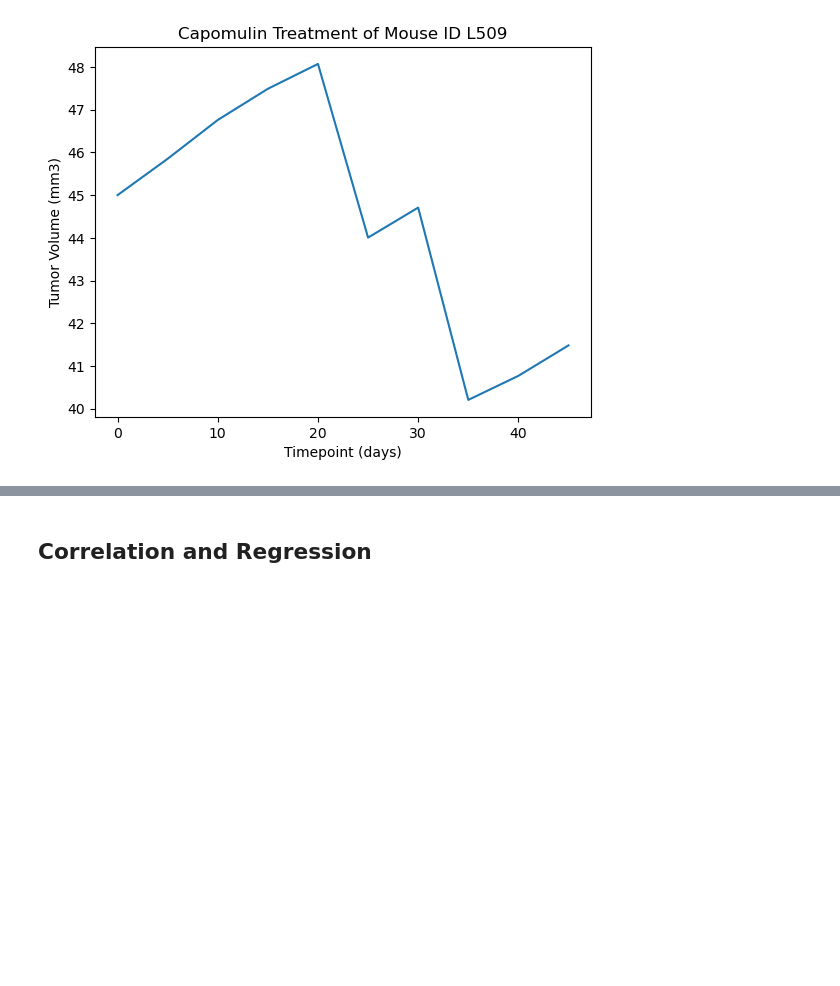
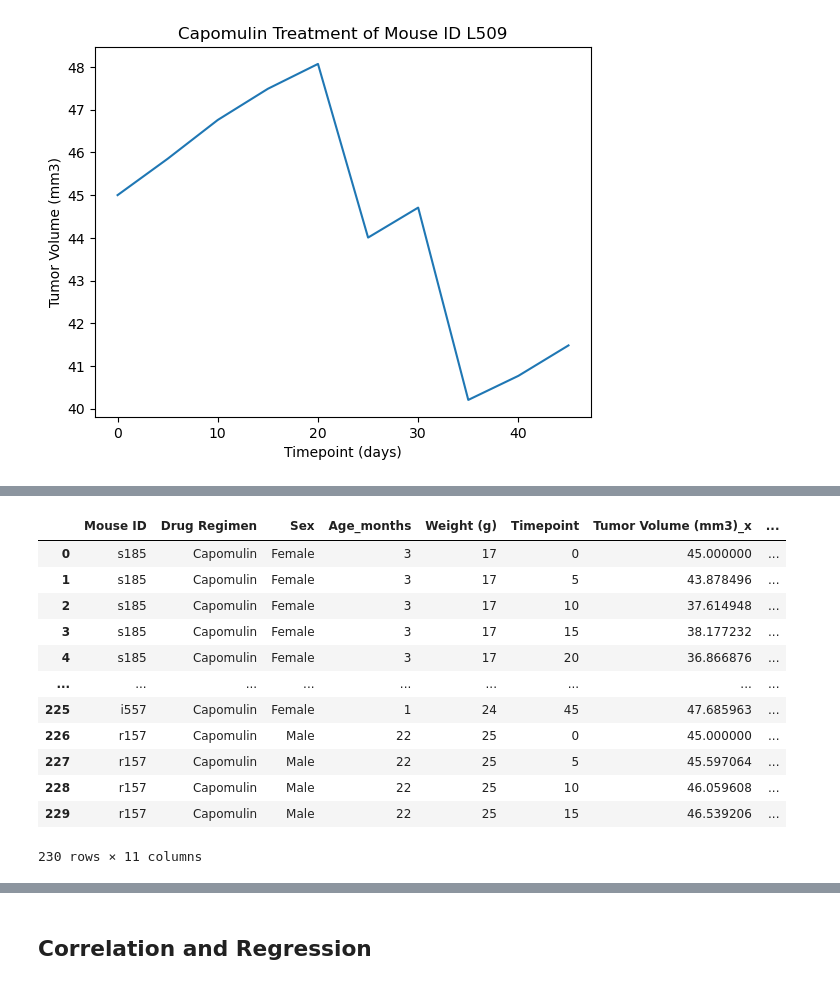
Before and after one commit to angiecfoust/matplotlib_module5, a Jupyter notebook: Pymaceuticals/pymaceuticals_starter.ipynb, the cells around one changed output, grey strips where cells are left out. Cells and saved outputs as stored; diff of their text form; code cells hidden in the pictures; blank space fills up the shorter version.

```diff
--- a/Pymaceuticals/pymaceuticals_starter.ipynb
+++ b/Pymaceuticals/pymaceuticals_starter.ipynb
@@ -367,0 +376,29 @@ plt.show()
+# %%
+# Generate a scatter plot of mouse weight vs. the average observed tumor volume for the entire Capomulin regimen
+#find final tumor volume per mouse in cap
+cap_data_grp = cap_data.groupby("Mouse ID")
+
+av_tumor = cap_data_grp["Tumor Volume (mm3)"].mean()
+
+#create data frame and merge with cap data
+av_tumor_df = pd.DataFrame(av_tumor)
+
+full_cap_data = pd.merge(cap_data, av_tumor_df, on="Mouse ID")
+
+full_cap_data = full_cap_data.rename(columns={"Tumor Volume (mm3)_y":"Av Tumor Vol"})
+
+full_cap_data
+# %% [output]
+|  | Mouse ID | Drug Regimen | Sex | Age_months | Weight (g) | Timepoint | Tumor Volume (mm3)_x | ... |
+| 0 | s185 | Capomulin | Female | 3 | 17 | 0 | 45.000000 | ... |
+| 1 | s185 | Capomulin | Female | 3 | 17 | 5 | 43.878496 | ... |
+| 2 | s185 | Capomulin | Female | 3 | 17 | 10 | 37.614948 | ... |
+| 3 | s185 | Capomulin | Female | 3 | 17 | 15 | 38.177232 | ... |
+| 4 | s185 | Capomulin | Female | 3 | 17 | 20 | 36.866876 | ... |
+| ... | ... | ... | ... | ... | ... | ... | ... | ... |
+| 225 | i557 | Capomulin | Female | 1 | 24 | 45 | 47.685963 | ... |
+| 226 | r157 | Capomulin | Male | 22 | 25 | 0 | 45.000000 | ... |
+| 227 | r157 | Capomulin | Male | 22 | 25 | 5 | 45.597064 | ... |
+| 228 | r157 | Capomulin | Male | 22 | 25 | 10 | 46.059608 | ... |
+| 229 | r157 | Capomulin | Male | 22 | 25 | 15 | 46.539206 | ... |
+230 rows × 11 columns
```
Also changed, not shown: parts of 6 cells of this notebook.
